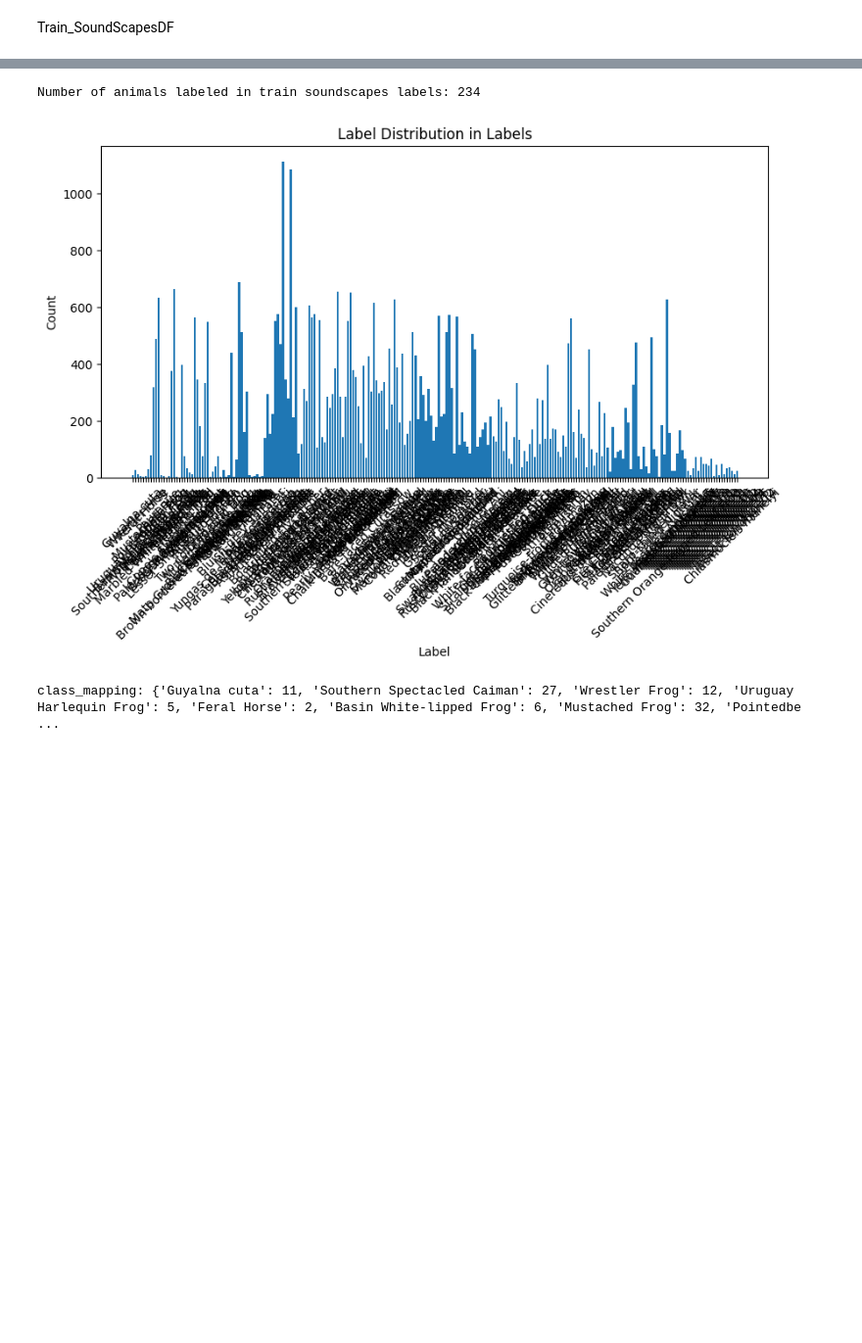
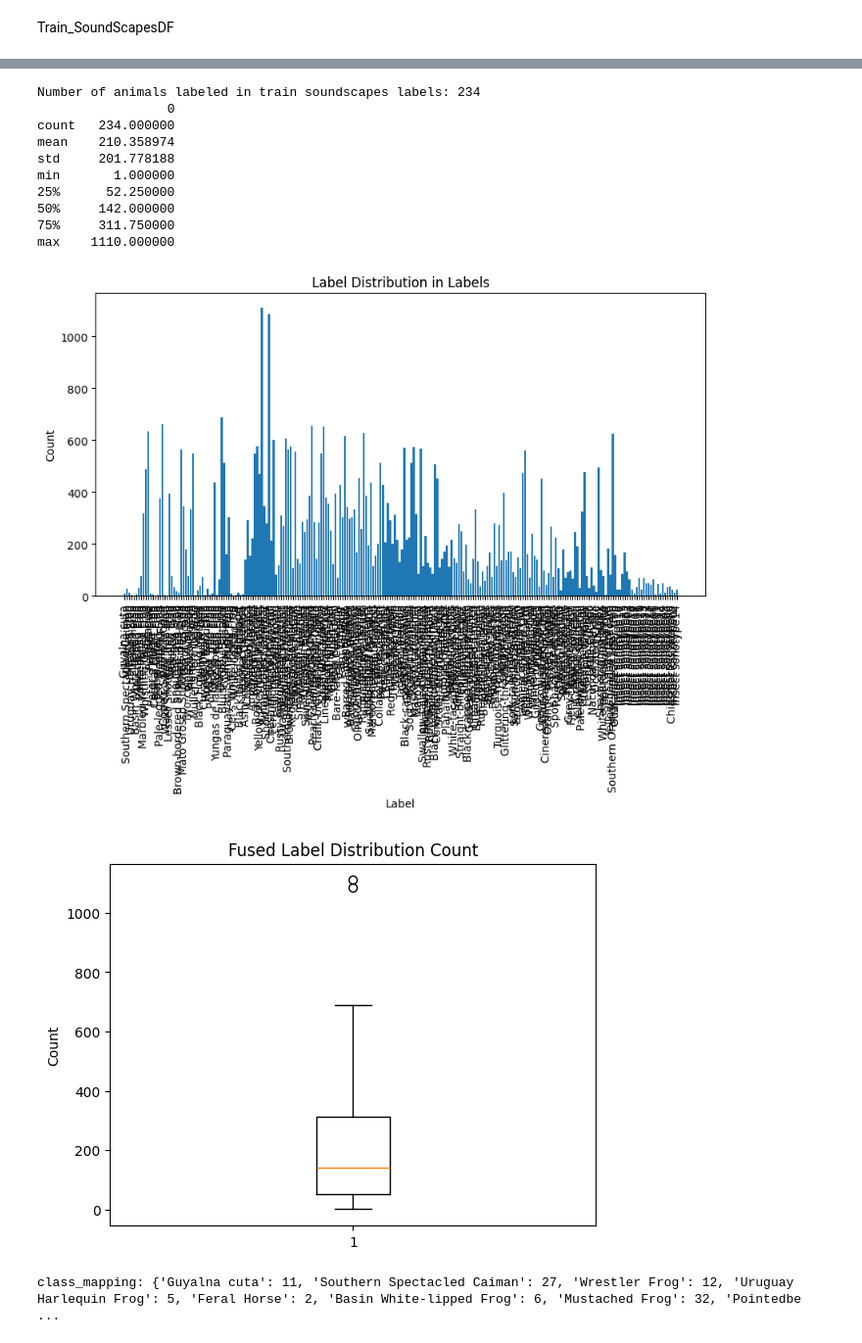
Before and after one commit to LeonHermann322/birdclef-ml-framework, a Jupyter notebook: src/wild-west/data_visualization.ipynb, the cells around one changed output, grey strips where cells are left out. Shown at 98% size. Drawn from its saved outputs; the diff is of its cells as text; code cells hidden in the pictures; blank space fills up the shorter version.

Commit message:
other visualization stuff

```diff
--- a/src/wild-west/data_visualization.ipynb
+++ b/src/wild-west/data_visualization.ipynb
@@ -13,11 +13,11 @@ os.chdir("/root/birdclef/")
 # %%
-taxonomy_df = pd.read_csv("./data/taxonomy.csv")
-sample_submission_df = pd.read_csv("./data/sample_submission.csv")
-train_soundscapes_labels_df = pd.read_csv("./data/train_soundscapes_labels.csv")
-train_df = pd.read_csv("./data/train.csv")
+taxonomy_df = pd.read_csv("./data/birdclef_dataset/taxonomy.csv")
+sample_submission_df = pd.read_csv("./data/birdclef_dataset/sample_submission.csv")
+train_soundscapes_labels_df = pd.read_csv("./data/birdclef_dataset/train_soundscapes_labels.csv")
+train_df = pd.read_csv("./data/birdclef_dataset/train.csv")
 
-train_audio_path = "./data/train_audio/"
-train_soundscapes_path = "./data/train_soundscapes/"
+train_audio_path = "./data/birdclef_dataset/train_audio/"
+train_soundscapes_path = "./data/birdclef_dataset/train_soundscapes/"
 # %% [markdown]
 ## Audio Stats
 # %%
@@ -206,7 +204,7 @@ def plot_label_distribution_count(df_labels_count):
     plt.xlabel("Label")
     plt.ylabel("Count")
     plt.title("Label Distribution in Labels")
-    plt.xticks(rotation=45)
+    plt.xticks(rotation=90)
 # %%
 print(train_df.head(1))
 
@@ -267,19 +265,43 @@ Number of unique filenames in train soundscapes labels: 66
 ['517063', '555146', '66971']
 Number of animals labeled in train soundscapes labels: 75
 [figure]
+# %%
+def plot_count_stats(count_dict, title):
+    #get stats of distribution
+    print(pd.DataFrame(count_dict.values()).describe())
+
+    #whisker plot of count dict values
+    plt.figure()
+    plt.boxplot(count_dict.values())
+    plt.ylabel("Count")
+    plt.title(title)
+    plt.show()
+    plt.close()
 # %%
 #fuse counts from train_df_labels_count and train_soundscapes_labels_df_count
 fused_labels_count = train_df_labels_count.copy()
 for label, count in train_soundscapes_labels_df_count.items():
     if label in fused_labels_count:
         fused_labels_count[label] += count
     else:
         fused_labels_count[label] = count
 
 plot_label_distribution_count(fused_labels_count)
+
+plot_count_stats(fused_labels_count, "Fused Label Distribution Count")
 # %% [output]
 Number of animals labeled in train soundscapes labels: 234
+                 0
+count   234.000000
+mean    210.358974
+std     201.778188
+min       1.000000
+25%      52.250000
+50%     142.000000
+75%     311.750000
+max    1110.000000
-[figure, old version]
+[figure, new version]
+[figure, added]
 # %%
 print("class_mapping:", fused_labels_count)
 # %% [output]
```
Also changed, not shown: parts of 12 cells of this notebook, 2 other files.
